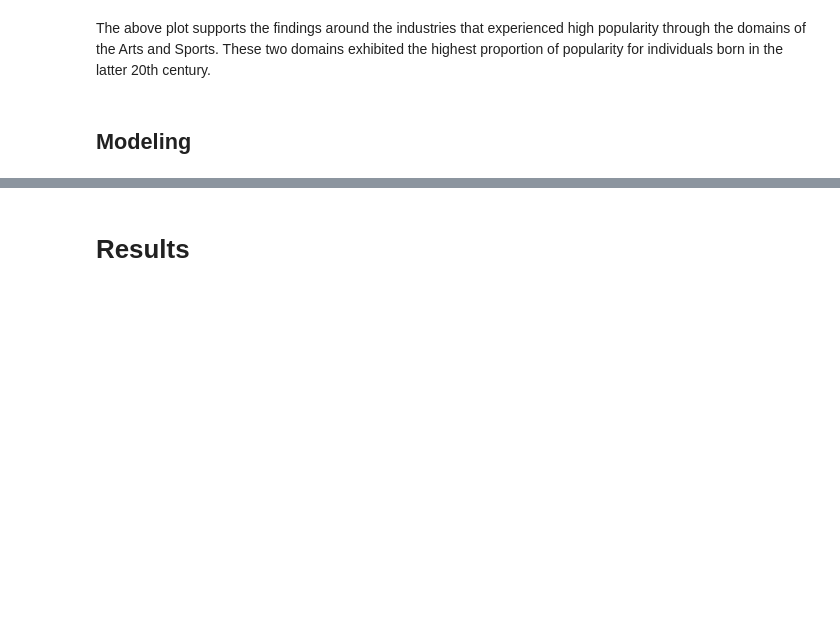
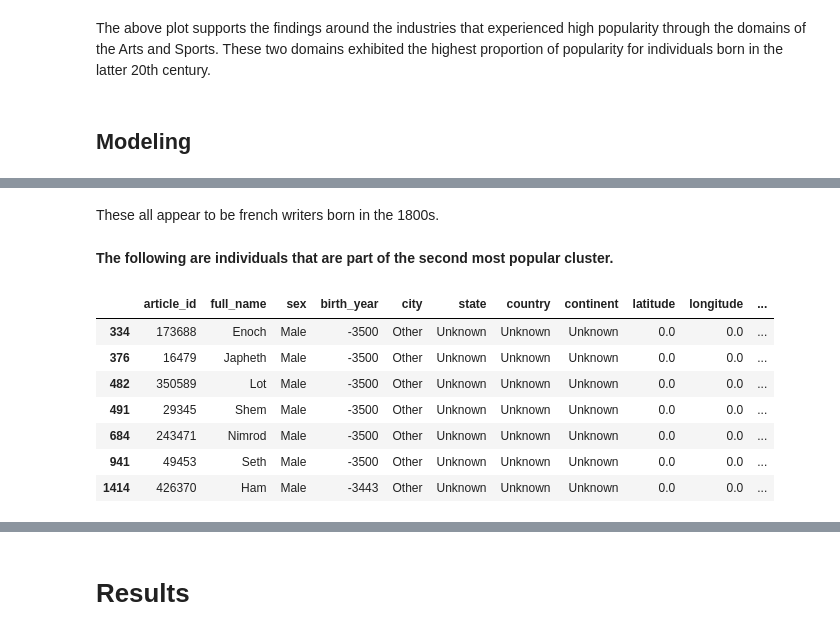
Before and after one commit to tbahng/ist652-final_project, a Jupyter notebook: Final_Project_Report.ipynb, the cells around one changed output, grey strips where cells are left out. Cells and saved outputs as stored; diff of their text form; code cells hidden in the pictures; blank space fills up the shorter version.

```diff
--- a/Final_Project_Report.ipynb
+++ b/Final_Project_Report.ipynb
@@ -550,0 +729,15 @@ The above plot supports the findings around the industries that experienced high
+# %% [markdown]
+These all appear to be french writers born in the 1800s.
+# %% [markdown]
+**The following are individuals that are part of the second most popular cluster.**
+# %%
+dfEval.loc[labels == 2,]
+# %% [output]
+|  | article_id | full_name | sex | birth_year | city | state | country | continent | latitude | longitude | ... |
+| 334 | 173688 | Enoch | Male | -3500 | Other | Unknown | Unknown | Unknown | 0.0 | 0.0 | ... |
+| 376 | 16479 | Japheth | Male | -3500 | Other | Unknown | Unknown | Unknown | 0.0 | 0.0 | ... |
+| 482 | 350589 | Lot | Male | -3500 | Other | Unknown | Unknown | Unknown | 0.0 | 0.0 | ... |
+| 491 | 29345 | Shem | Male | -3500 | Other | Unknown | Unknown | Unknown | 0.0 | 0.0 | ... |
+| 684 | 243471 | Nimrod | Male | -3500 | Other | Unknown | Unknown | Unknown | 0.0 | 0.0 | ... |
+| 941 | 49453 | Seth | Male | -3500 | Other | Unknown | Unknown | Unknown | 0.0 | 0.0 | ... |
+| 1414 | 426370 | Ham | Male | -3443 | Other | Unknown | Unknown | Unknown | 0.0 | 0.0 | ... |
```
Also changed, not shown: parts of 37 cells of this notebook.
